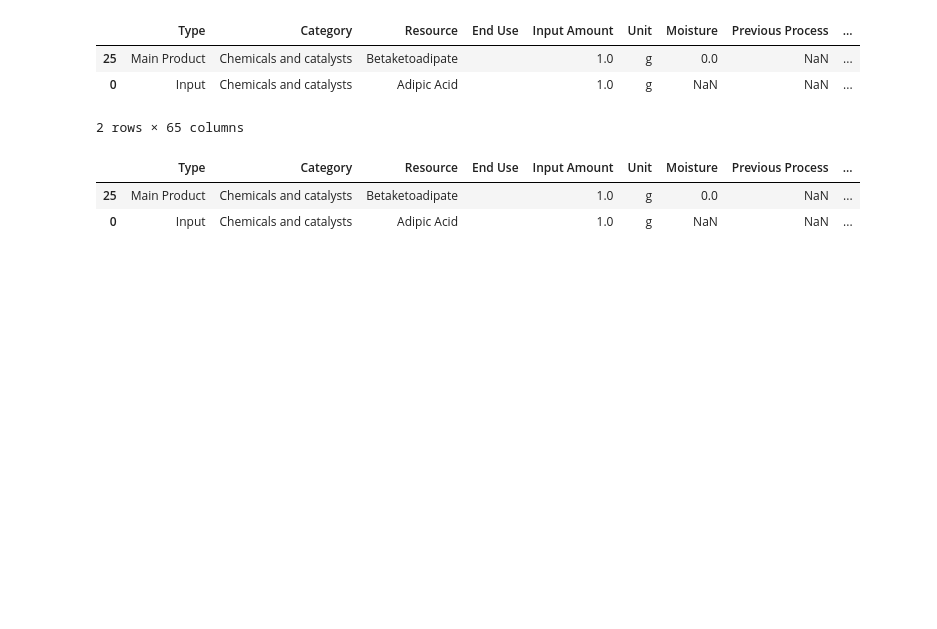
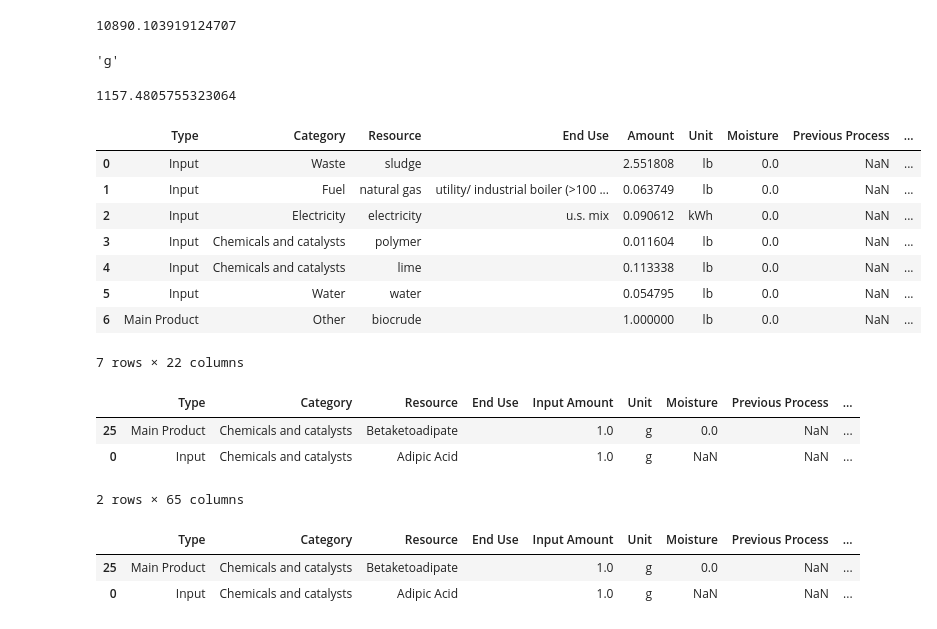
Before and after one commit to olw0905/Interactive-SCSA_Dash, a Jupyter notebook: Untitled.ipynb, the cells around one changed output. Drawn from its saved outputs; the diff is of its cells as text; code cells hidden in the pictures; blank space fills up the shorter version.

Commit message:
Added a table for INL data, and working on adding the sludge HTL pathway

```diff
--- a/Untitled.ipynb
+++ b/Untitled.ipynb
@@ -18,7 +18,9 @@ from utils import biorefinery_conversion, display_units, energy, calculate_lca,
 # %%
 tab = "GHG"
 # lci_mapping, coproduct_mapping, final_process_mapping = read_data("2021 Biochem SOT via BDO_working.xlsm")
-lci_mapping, coproduct_mapping, final_process_mapping = read_data("Feedstock test2.xlsm")
+# lci_mapping, coproduct_mapping, final_process_mapping = read_data("Feedstock test2.xlsm")
+# lci_mapping, coproduct_mapping, final_process_mapping = read_data("Feedstock test2-with INL data.xlsm")
+lci_mapping, coproduct_mapping, final_process_mapping = read_data("sludge HTL2.xlsm")
 coproduct_mapping = {key: "Displacement Method" for key in coproduct_mapping}
 coproduct_lci = generate_coproduct_lci(
                 lci_mapping, coproduct_mapping, final_process_mapping
@@ -26,7 +28,7 @@ coproduct_lci = generate_coproduct_lci(
 overall_lci, final_process = generate_final_lci(lci_mapping, coproduct_mapping, final_process_mapping, True)
 if coproduct_lci is not None:
     coproduct_res = calc(coproduct_lci)
-# test = generate_final_lci(lci_mapping, coproduct_mapping, final_process_mapping, True)
+# # test = generate_final_lci(lci_mapping, coproduct_mapping, final_process_mapping, True)
 
 res_new_with_incumbent = calc(overall_lci, True)
 res_new = res_new_with_incumbent[
@@ -37,4 +39,4 @@ main_incumbent_total = res_new_with_incumbent.loc[
         res_new_with_incumbent["Pathway"].str.contains("Incumbent"),
         tab + "_Sum",
     ].sum()
-#
+# #
@@ -41,3 +58,27 @@ main_incumbent_total = res_new_with_incumbent.loc[
+# %%
+120183.904109 * 0.090612
+# %% [output]
+10890.103919124707
+# %%
+ser["Primary Unit"]
+# %% [output]
+'g'
+# %%
+unit_conversion(res.iloc[0])
+# %% [output]
+1157.4805755323064
+# %%
+overall_lci
+# %% [output]
+|  | Type | Category | Resource | End Use | Amount | Unit | Moisture | Previous Process | ... |
+| 0 | Input | Waste | sludge |  | 2.551808 | lb | 0.0 | NaN | ... |
+| 1 | Input | Fuel | natural gas | utility/ industrial boiler (>100 ... | 0.063749 | lb | 0.0 | NaN | ... |
+| 2 | Input | Electricity | electricity | u.s. mix | 0.090612 | kWh | 0.0 | NaN | ... |
+| 3 | Input | Chemicals and catalysts | polymer |  | 0.011604 | lb | 0.0 | NaN | ... |
+| 4 | Input | Chemicals and catalysts | lime |  | 0.113338 | lb | 0.0 | NaN | ... |
+| 5 | Input | Water | water |  | 0.054795 | lb | 0.0 | NaN | ... |
+| 6 | Main Product | Other | biocrude |  | 1.000000 | lb | 0.0 | NaN | ... |
+7 rows × 22 columns
 # %%
 coproduct_res
 # %% [output]
```
Also changed, not shown: parts of 2 cells of this notebook, 8 other files.
